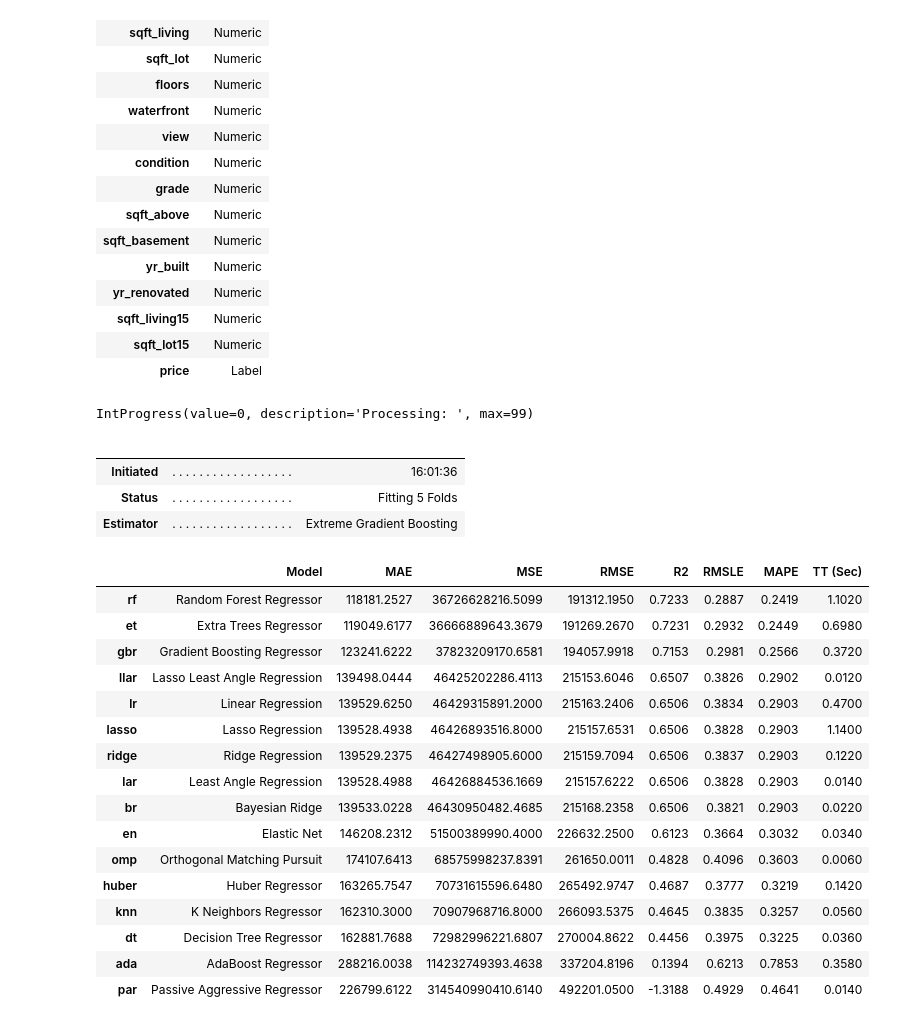
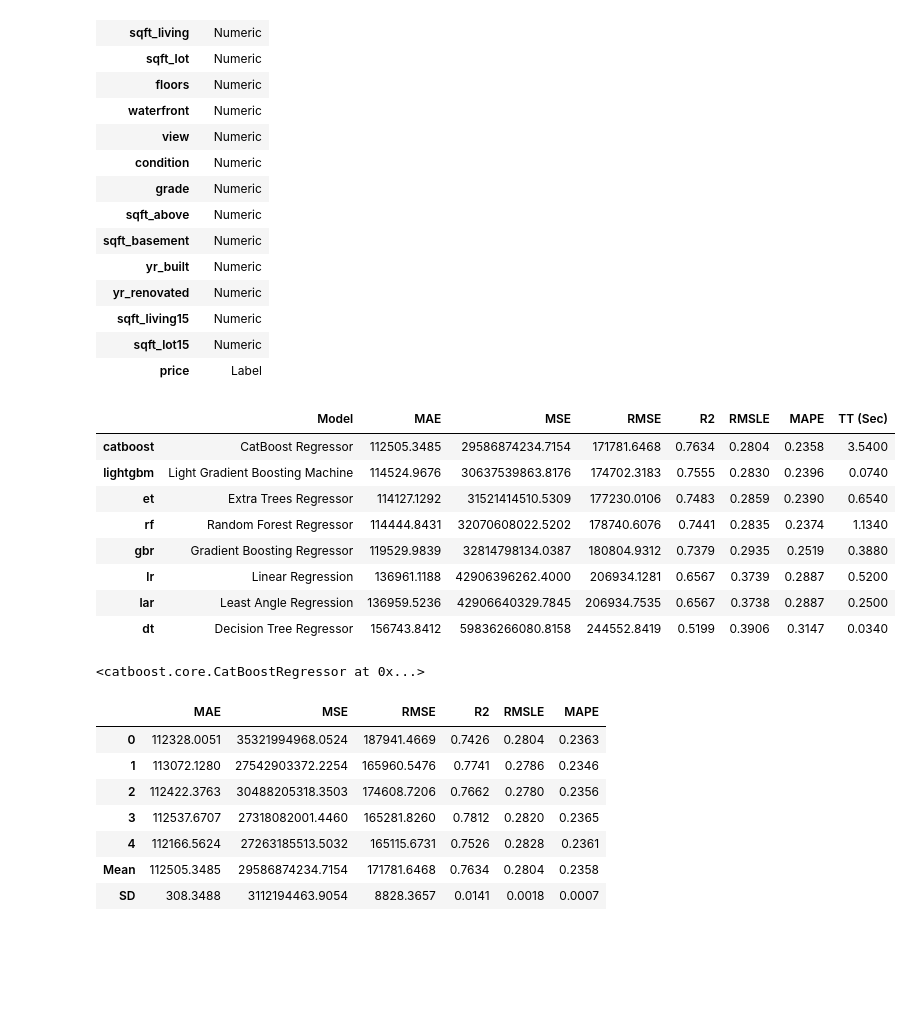
Before and after one commit to MaksonViini/Project-Price-houses, a Jupyter notebook: Price-houses.ipynb, the cells around one changed output. Cells and saved outputs as stored; diff of their text form; code cells hidden in the pictures; blank space fills up the shorter version.

```diff
--- a/Price-houses.ipynb
+++ b/Price-houses.ipynb
@@ -86,30 +76,28 @@ Text(value="Following data types have been inferred automatically, if they are c
 | sqft_living15 | Numeric |
 | sqft_lot15 | Numeric |
 | price | Label |
-# %%
-# exclude = ['']
-best_models = compare_models(fold=5)
-# %% [output]
-IntProgress(value=0, description='Processing: ', max=99)
-|  |  |  |
-|  |  |  |
-| Initiated | . . . . . . . . . . . . . . . . . . | 16:01:36 |
-| Status | . . . . . . . . . . . . . . . . . . | Fitting 5 Folds |
-| Estimator | . . . . . . . . . . . . . . . . . . | Extreme Gradient Boosting |
-|  | Model | MAE | MSE | RMSE | R2 | RMSLE | MAPE | TT (Sec) |
-| rf | Random Forest Regressor | 118181.2527 | 36726628216.5099 | 191312.1950 | 0.7233 | 0.2887 | 0.2419 | 1.1020 |
-| et | Extra Trees Regressor | 119049.6177 | 36666889643.3679 | 191269.2670 | 0.7231 | 0.2932 | 0.2449 | 0.6980 |
-| gbr | Gradient Boosting Regressor | 123241.6222 | 37823209170.6581 | 194057.9918 | 0.7153 | 0.2981 | 0.2566 | 0.3720 |
-| llar | Lasso Least Angle Regression | 139498.0444 | 46425202286.4113 | 215153.6046 | 0.6507 | 0.3826 | 0.2902 | 0.0120 |
-| lr | Linear Regression | 139529.6250 | 46429315891.2000 | 215163.2406 | 0.6506 | 0.3834 | 0.2903 | 0.4700 |
-| lasso | Lasso Regression | 139528.4938 | 46426893516.8000 | 215157.6531 | 0.6506 | 0.3828 | 0.2903 | 1.1400 |
-| ridge | Ridge Regression | 139529.2375 | 46427498905.6000 | 215159.7094 | 0.6506 | 0.3837 | 0.2903 | 0.1220 |
-| lar | Least Angle Regression | 139528.4988 | 46426884536.1669 | 215157.6222 | 0.6506 | 0.3828 | 0.2903 | 0.0140 |
-| br | Bayesian Ridge | 139533.0228 | 46430950482.4685 | 215168.2358 | 0.6506 | 0.3821 | 0.2903 | 0.0220 |
-| en | Elastic Net | 146208.2312 | 51500389990.4000 | 226632.2500 | 0.6123 | 0.3664 | 0.3032 | 0.0340 |
-| omp | Orthogonal Matching Pursuit | 174107.6413 | 68575998237.8391 | 261650.0011 | 0.4828 | 0.4096 | 0.3603 | 0.0060 |
-| huber | Huber Regressor | 163265.7547 | 70731615596.6480 | 265492.9747 | 0.4687 | 0.3777 | 0.3219 | 0.1420 |
-| knn | K Neighbors Regressor | 162310.3000 | 70907968716.8000 | 266093.5375 | 0.4645 | 0.3835 | 0.3257 | 0.0560 |
-| dt | Decision Tree Regressor | 162881.7688 | 72982996221.6807 | 270004.8622 | 0.4456 | 0.3975 | 0.3225 | 0.0360 |
-| ada | AdaBoost Regressor | 288216.0038 | 114232749393.4638 | 337204.8196 | 0.1394 | 0.6213 | 0.7853 | 0.3580 |
-| par | Passive Aggressive Regressor | 226799.6122 | 314540990410.6140 | 492201.0500 | -1.3188 | 0.4929 | 0.4641 | 0.0140 |
+# %%
+exclude = ['par', 'ada', 'knn', 'huber', 'omp', 'en', 'svm', 'mlp', 'lasso', 'ridge', 'llar', 'br', 'ard', 'ransac', 'tr', 'xgboost']
+compare_models(fold=5, exclude=exclude)
+# %% [output]
+|  | Model | MAE | MSE | RMSE | R2 | RMSLE | MAPE | TT (Sec) |
+| catboost | CatBoost Regressor | 112505.3485 | 29586874234.7154 | 171781.6468 | 0.7634 | 0.2804 | 0.2358 | 3.5400 |
+| lightgbm | Light Gradient Boosting Machine | 114524.9676 | 30637539863.8176 | 174702.3183 | 0.7555 | 0.2830 | 0.2396 | 0.0740 |
+| et | Extra Trees Regressor | 114127.1292 | 31521414510.5309 | 177230.0106 | 0.7483 | 0.2859 | 0.2390 | 0.6540 |
+| rf | Random Forest Regressor | 114444.8431 | 32070608022.5202 | 178740.6076 | 0.7441 | 0.2835 | 0.2374 | 1.1340 |
+| gbr | Gradient Boosting Regressor | 119529.9839 | 32814798134.0387 | 180804.9312 | 0.7379 | 0.2935 | 0.2519 | 0.3880 |
+| lr | Linear Regression | 136961.1188 | 42906396262.4000 | 206934.1281 | 0.6567 | 0.3739 | 0.2887 | 0.5200 |
+| lar | Least Angle Regression | 136959.5236 | 42906640329.7845 | 206934.7535 | 0.6567 | 0.3738 | 0.2887 | 0.2500 |
+| dt | Decision Tree Regressor | 156743.8412 | 59836266080.8158 | 244552.8419 | 0.5199 | 0.3906 | 0.3147 | 0.0340 |
+<catboost.core.CatBoostRegressor at 0x...>
+# %%
+cat_regressor = create_model('catboost', fold=5)
+# %% [output]
+|  | MAE | MSE | RMSE | R2 | RMSLE | MAPE |
+| 0 | 112328.0051 | 35321994968.0524 | 187941.4669 | 0.7426 | 0.2804 | 0.2363 |
+| 1 | 113072.1280 | 27542903372.2254 | 165960.5476 | 0.7741 | 0.2786 | 0.2346 |
+| 2 | 112422.3763 | 30488205318.3503 | 174608.7206 | 0.7662 | 0.2780 | 0.2356 |
+| 3 | 112537.6707 | 27318082001.4460 | 165281.8260 | 0.7812 | 0.2820 | 0.2365 |
+| 4 | 112166.5624 | 27263185513.5032 | 165115.6731 | 0.7526 | 0.2828 | 0.2361 |
+| Mean | 112505.3485 | 29586874234.7154 | 171781.6468 | 0.7634 | 0.2804 | 0.2358 |
+| SD | 308.3488 | 3112194463.9054 | 8828.3657 | 0.0141 | 0.0018 | 0.0007 |
```
Also changed, not shown: parts of 4 cells of this notebook.
